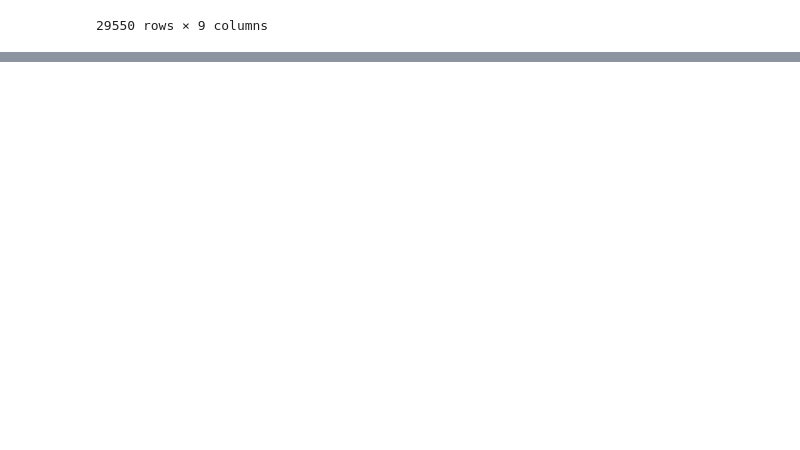
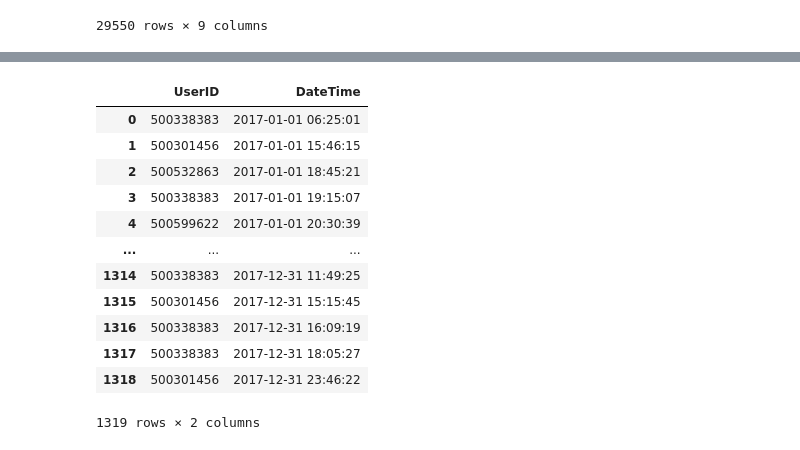
Before and after one commit to itszehrakaya/datathon-preselection-task, a Jupyter notebook: trial.ipynb, the cells around one changed output, grey strips where cells are left out. Saved outputs shown, nothing was run; the diff lists cells and outputs as text; code cells hidden in the pictures; blank space fills up the shorter version.

```diff
--- a/trial.ipynb
+++ b/trial.ipynb
@@ -104,3 +104,13 @@ period1
 | 29548 | 29549 | 500474684 | 2017-09-30 22:49:35 | 10534 | MOBILE | Cash | 27.00 | No | 0 |
 | 29549 | 29550 | 500238778 | 2017-09-30 23:38:31 | 10494 | MOBILE | Mobile Payment | 71.97 | No | 0 |
 29550 rows × 9 columns
+# %%
+
+yr = df[df['DateTime'].dt.year <= 2017]
+gr = yr[['UserID','DateTime']]
+N = 5  # replace with the desired number of users
+top_users = gr['UserID'].value_counts().nlargest(N).index.tolist()
+
+# Filter the dataframe to include only the data for the top users
+df_top_users = gr[gr['UserID'].isin(top_users)].reset_index()
+df_top_users.pop('index')
@@ -106,0 +130,16 @@ period1
+# %%
+df_top_users
+# %% [output]
+|  | UserID | DateTime |
+| 0 | 500338383 | 2017-01-01 06:25:01 |
+| 1 | 500301456 | 2017-01-01 15:46:15 |
+| 2 | 500532863 | 2017-01-01 18:45:21 |
+| 3 | 500338383 | 2017-01-01 19:15:07 |
+| 4 | 500599622 | 2017-01-01 20:30:39 |
+| ... | ... | ... |
+| 1314 | 500338383 | 2017-12-31 11:49:25 |
+| 1315 | 500301456 | 2017-12-31 15:15:45 |
+| 1316 | 500338383 | 2017-12-31 16:09:19 |
+| 1317 | 500338383 | 2017-12-31 18:05:27 |
+| 1318 | 500301456 | 2017-12-31 23:46:22 |
+1319 rows × 2 columns
```
Also changed, not shown: parts of 5 cells of this notebook.
